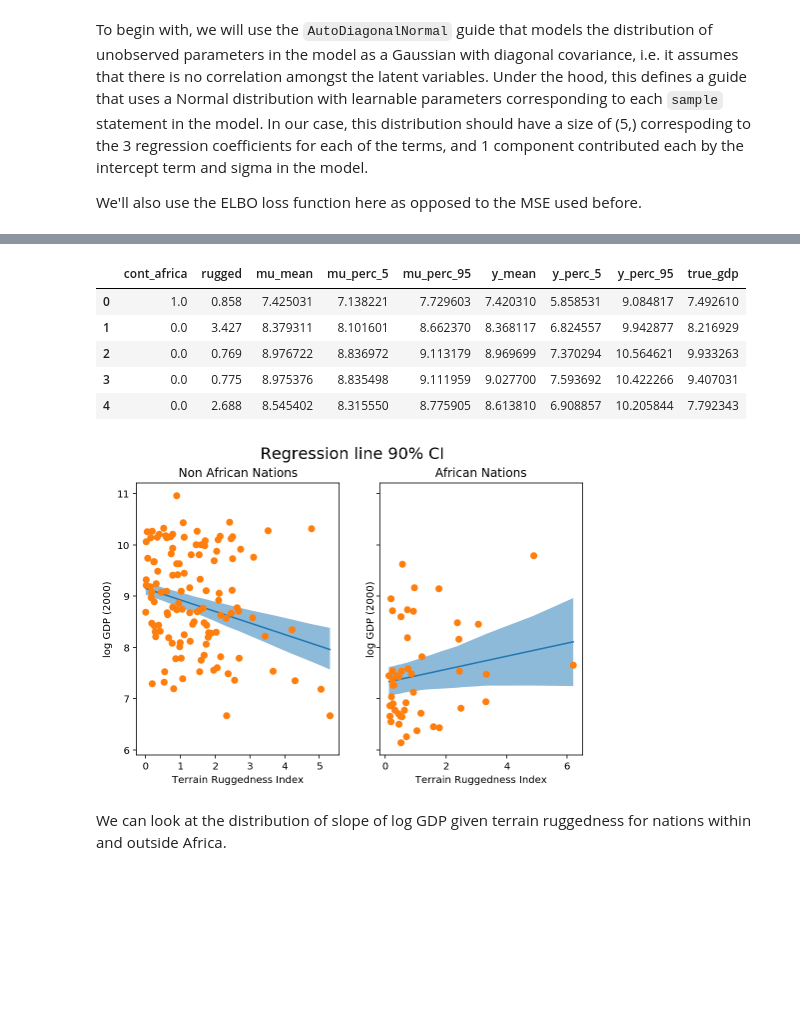
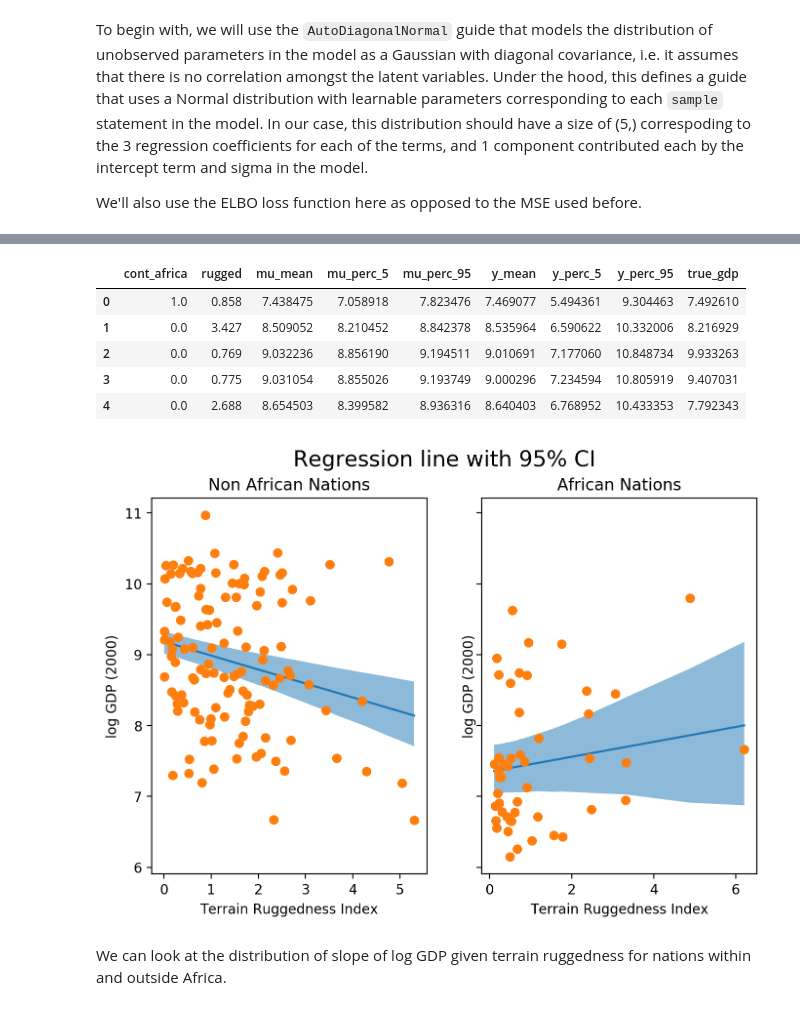
Before and after one commit to jramkiss/jramkiss.github.io, a Jupyter notebook: _posts/notebooks/why-gpr.ipynb, the cells around one changed output, grey strips where cells are left out. Saved outputs shown, nothing was run; the diff lists cells and outputs as text; code cells hidden in the pictures; blank space fills up the shorter version.

```diff
--- a/_posts/notebooks/why-gpr.ipynb
+++ b/_posts/notebooks/why-gpr.ipynb
@@ -113,7 +113,7 @@ from sklearn.linear_model import LinearRegression
 
 %config InlineBackend.figure_format = 'retina'
 # %%
-features = ["cont_africa", "rugged", "cont_africa_x_rugged"]
+features = ["rugged", "cont_africa_x_rugged", "cont_africa"]
 x = df[features]
 y = df["rgdppc_2000"]
 
@@ -344,8 +277,8 @@ def summary(samples):
         site_stats[k] = {
             "mean": torch.mean(v, 0),
             "std": torch.std(v, 0),
-            "5%": v.kthvalue(int(len(v) * 0.05), dim=0)[0],
-            "95%": v.kthvalue(int(len(v) * 0.95), dim=0)[0],
+            "5%": v.kthvalue(int(len(v) * 0.025), dim=0)[0],
+            "95%": v.kthvalue(int(len(v) * 0.975), dim=0)[0],
         }
     return site_stats
 
@@ -373,46 +306,46 @@ predictions = pd.DataFrame({
 predictions.head()
 # %% [output]
 |  | cont_africa | rugged | mu_mean | mu_perc_5 | mu_perc_95 | y_mean | y_perc_5 | y_perc_95 | true_gdp |
-| 0 | 1.0 | 0.858 | 7.425031 | 7.138221 | 7.729603 | 7.420310 | 5.858531 | 9.084817 | 7.492610 |
-| 1 | 0.0 | 3.427 | 8.379311 | 8.101601 | 8.662370 | 8.368117 | 6.824557 | 9.942877 | 8.216929 |
-| 2 | 0.0 | 0.769 | 8.976722 | 8.836972 | 9.113179 | 8.969699 | 7.370294 | 10.564621 | 9.933263 |
-| 3 | 0.0 | 0.775 | 8.975376 | 8.835498 | 9.111959 | 9.027700 | 7.593692 | 10.422266 | 9.407031 |
-| 4 | 0.0 | 2.688 | 8.545402 | 8.315550 | 8.775905 | 8.613810 | 6.908857 | 10.205844 | 7.792343 |
+| 0 | 1.0 | 0.858 | 7.438475 | 7.058918 | 7.823476 | 7.469077 | 5.494361 | 9.304463 | 7.492610 |
+| 1 | 0.0 | 3.427 | 8.509052 | 8.210452 | 8.842378 | 8.535964 | 6.590622 | 10.332006 | 8.216929 |
+| 2 | 0.0 | 0.769 | 9.032236 | 8.856190 | 9.194511 | 9.010691 | 7.177060 | 10.848734 | 9.933263 |
+| 3 | 0.0 | 0.775 | 9.031054 | 8.855026 | 9.193749 | 9.000296 | 7.234594 | 10.805919 | 9.407031 |
+| 4 | 0.0 | 2.688 | 8.654503 | 8.399582 | 8.936316 | 8.640403 | 6.768952 | 10.433353 | 7.792343 |
 # %%
 african_nations = predictions[predictions["cont_africa"] == 1]
 non_african_nations = predictions[predictions["cont_africa"] == 0]
 african_nations = african_nations.sort_values(by=["rugged"])
 non_african_nations = non_african_nations.sort_values(by=["rugged"])
 
 fig, ax = plt.subplots(nrows=1, ncols=2, figsize=(8, 5), sharey=True)
-fig.suptitle("Regression line 90% CI", fontsize=16)
+fig.suptitle("Regression line with 95% CI", fontsize=16)
 ax[0].plot(non_african_nations["rugged"],
            non_african_nations["mu_mean"])
 ax[0].fill_between(non_african_nations["rugged"],
                    non_african_nations["mu_perc_5"],
                    non_african_nations["mu_perc_95"],
                    alpha=0.5)
 ax[0].plot(non_african_nations["rugged"],
            non_african_nations["true_gdp"],
            "o")
 ax[0].set(xlabel="Terrain Ruggedness Index",
           ylabel="log GDP (2000)",
           title="Non African Nations")
 idx = np.argsort(african_nations["rugged"])
 ax[1].plot(african_nations["rugged"],
            african_nations["mu_mean"])
 ax[1].fill_between(african_nations["rugged"],
                    african_nations["mu_perc_5"],
                    african_nations["mu_perc_95"],
                    alpha=0.5)
 ax[1].plot(african_nations["rugged"],
            african_nations["true_gdp"],
            "o")
 ax[1].set(xlabel="Terrain Ruggedness Index",
           ylabel="log GDP (2000)",
           title="African Nations");
 # %% [output]
-[figure, old version]
+[figure, new version]
 # %% [markdown]
 We can look at the distribution of slope of log GDP given terrain ruggedness for nations within and outside Africa.
 # %%
```
Also changed, not shown: parts of 10 cells of this notebook, 1 other file.
